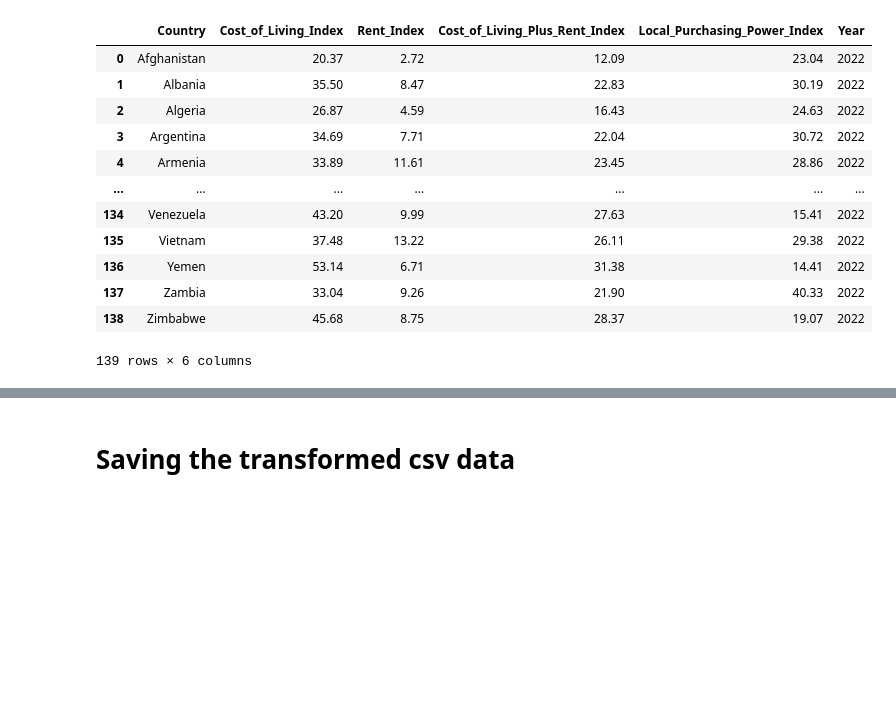
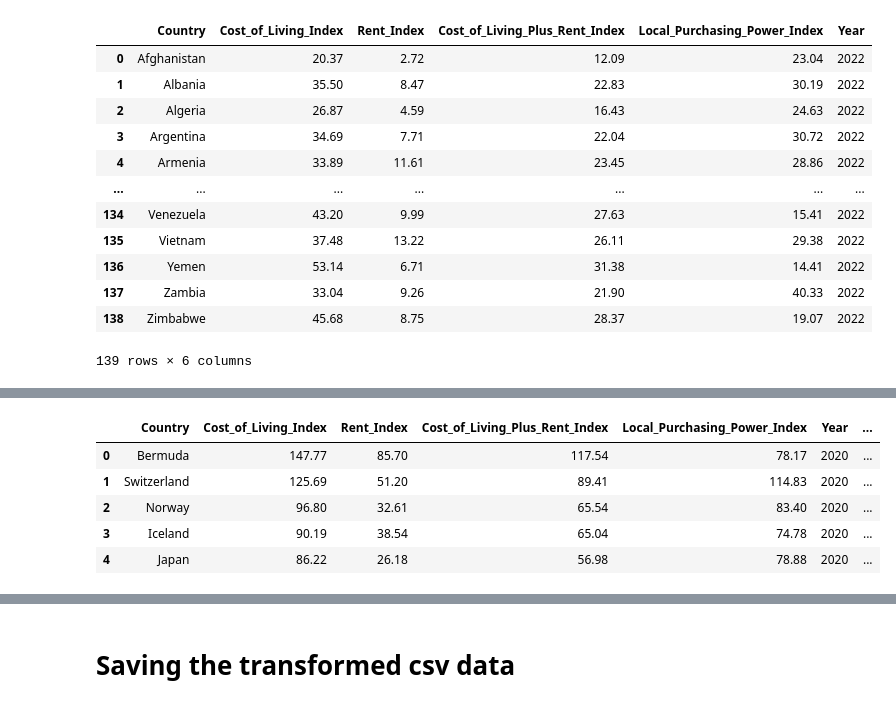
Before and after one commit to kass173/project-3, a Jupyter notebook: ETL/data_transformation.ipynb, the cells around one changed output, grey strips where cells are left out. Drawn from its saved outputs; the diff is of its cells as text; code cells hidden in the pictures; blank space fills up the shorter version.

```diff
--- a/ETL/data_transformation.ipynb
+++ b/ETL/data_transformation.ipynb
@@ -407,0 +490,14 @@ CostLiving2022_data
+# %%
+# Adding the relevant LAT and LNG information to the CostLiving Pandas Dataframe
+CostLiving2020_data = pd.merge(CostLiving2020_data, countries_pd, on="Country")
+CostLiving2021_data = pd.merge(CostLiving2021_data, countries_pd, on="Country")
+CostLiving2022_data = pd.merge(CostLiving2022_data, countries_pd, on="Country")
+# %%
+CostLiving2020_data.head()
+# %% [output]
+|  | Country | Cost_of_Living_Index | Rent_Index | Cost_of_Living_Plus_Rent_Index | Local_Purchasing_Power_Index | Year | ... |
+| 0 | Bermuda | 147.77 | 85.70 | 117.54 | 78.17 | 2020 | ... |
+| 1 | Switzerland | 125.69 | 51.20 | 89.41 | 114.83 | 2020 | ... |
+| 2 | Norway | 96.80 | 32.61 | 65.54 | 83.40 | 2020 | ... |
+| 3 | Iceland | 90.19 | 38.54 | 65.04 | 74.78 | 2020 | ... |
+| 4 | Japan | 86.22 | 26.18 | 56.98 | 78.88 | 2020 | ... |
```
Also changed, not shown: parts of 13 cells of this notebook, 1 other file.
